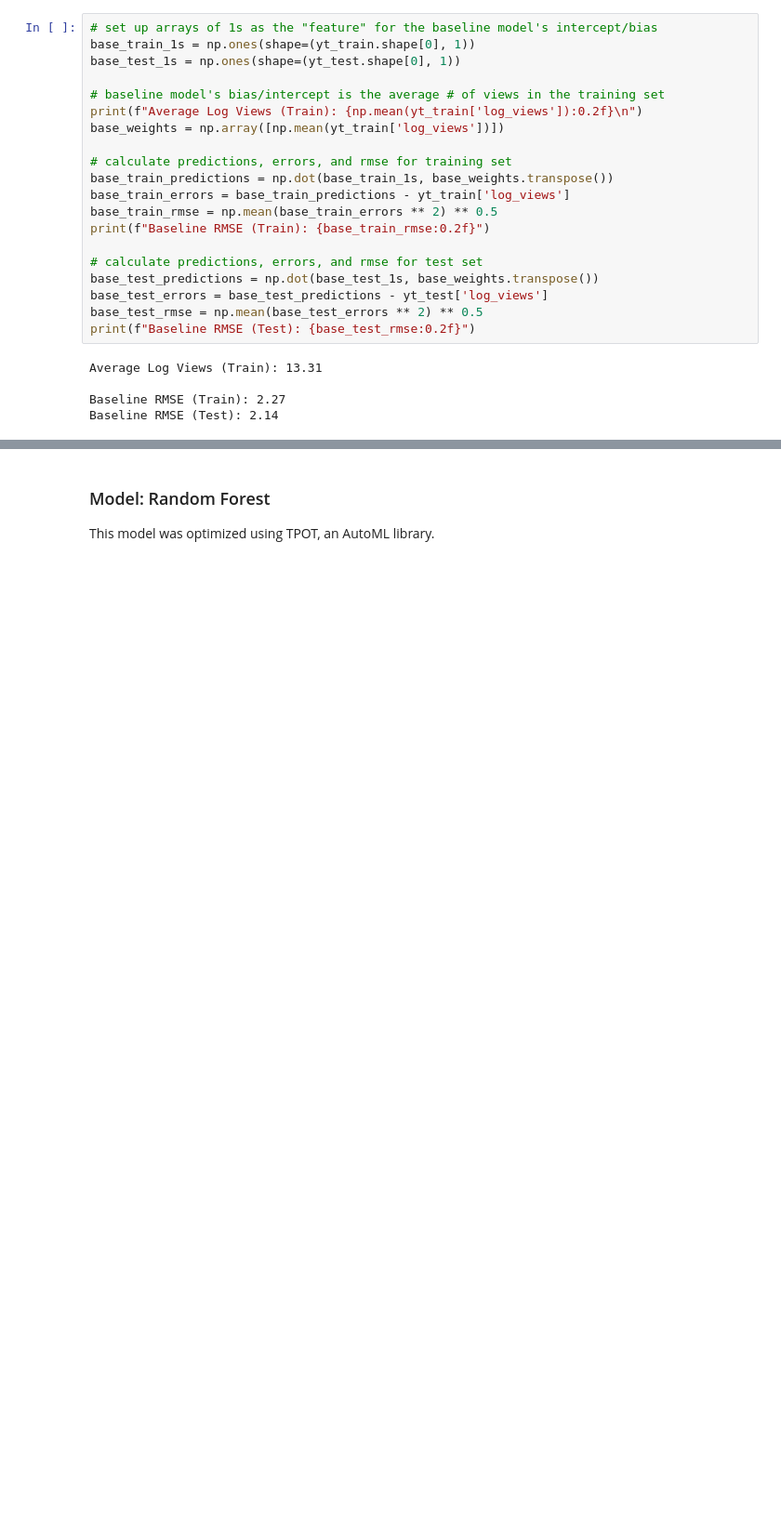
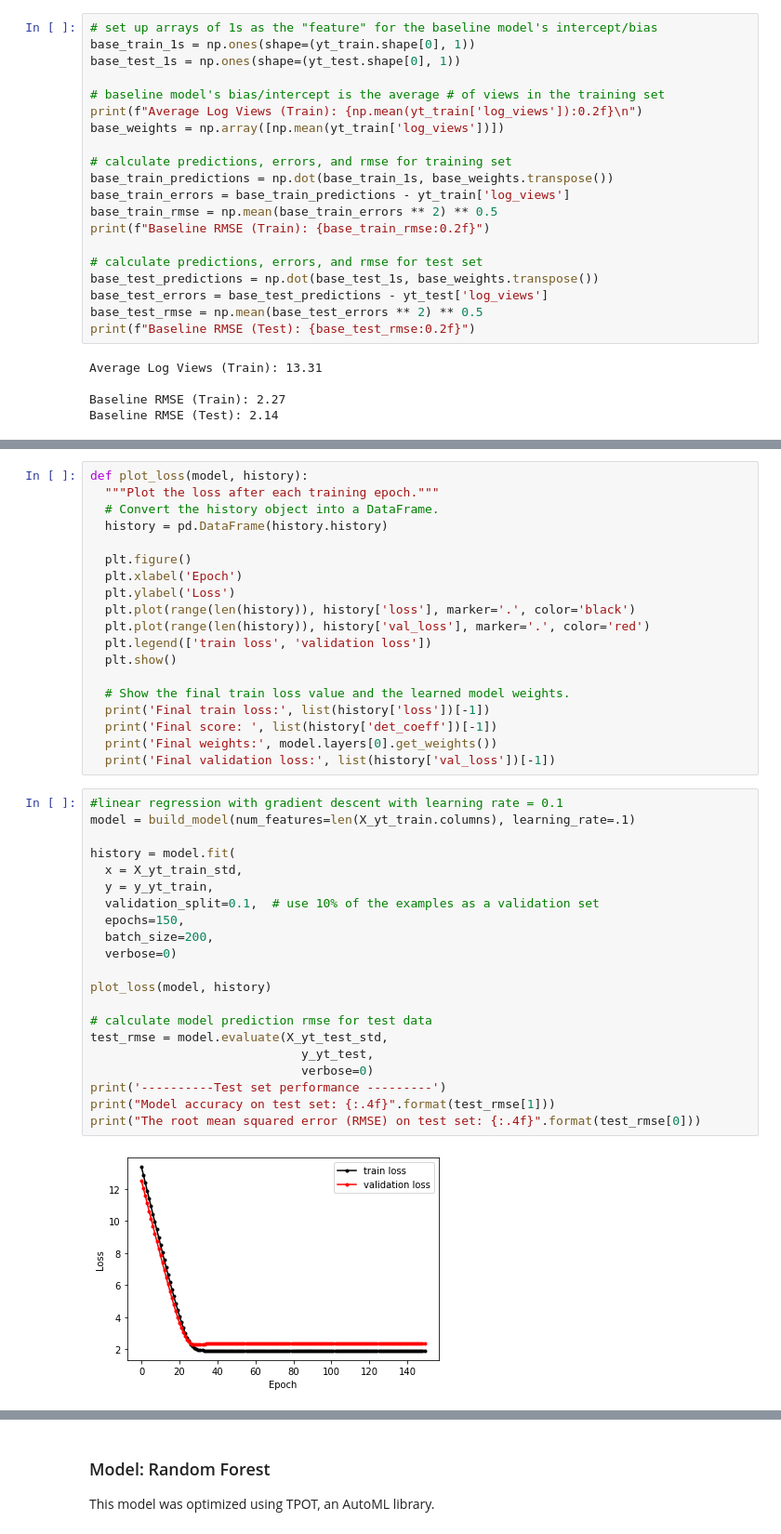
Before and after one commit to maxencefrenette/youtube-views-predictor, a Jupyter notebook: src/models/models.ipynb, the cells around one changed output, grey strips where cells are left out. Shown: that part at 93% size. Cells and saved outputs as stored; diff of their text form; blank space fills up the shorter version.

```diff
--- a/src/models/models.ipynb
+++ b/src/models/models.ipynb
@@ -186,0 +290,42 @@ Baseline RMSE (Test): 2.14
+# %%
+def plot_loss(model, history):
+  """Plot the loss after each training epoch."""
+  # Convert the history object into a DataFrame.
+  history = pd.DataFrame(history.history)
+
+  plt.figure()
+  plt.xlabel('Epoch')
+  plt.ylabel('Loss')
+  plt.plot(range(len(history)), history['loss'], marker='.', color='black')
+  plt.plot(range(len(history)), history['val_loss'], marker='.', color='red')
+  plt.legend(['train loss', 'validation loss'])
+  plt.show()
+
+  # Show the final train loss value and the learned model weights.
+  print('Final train loss:', list(history['loss'])[-1])
+  print('Final score: ', list(history['det_coeff'])[-1])
+  print('Final weights:', model.layers[0].get_weights())
+  print('Final validation loss:', list(history['val_loss'])[-1])
+# %%
+#linear regression with gradient descent with learning rate = 0.1
+model = build_model(num_features=len(X_yt_train.columns), learning_rate=.1)
+
+history = model.fit(
+  x = X_yt_train_std,
+  y = y_yt_train,
+  validation_split=0.1,  # use 10% of the examples as a validation set
+  epochs=150,
+  batch_size=200,
+  verbose=0)
+
+plot_loss(model, history)
+
+# calculate model prediction rmse for test data
+test_rmse = model.evaluate(X_yt_test_std,
+                             y_yt_test,
+                             verbose=0)
+print('----------Test set performance ---------')
+print("Model accuracy on test set: {:.4f}".format(test_rmse[1]))
+print("The root mean squared error (RMSE) on test set: {:.4f}".format(test_rmse[0]))
+# %% [output]
+[figure, added]
```
Also changed, not shown: parts of 21 cells of this notebook.
